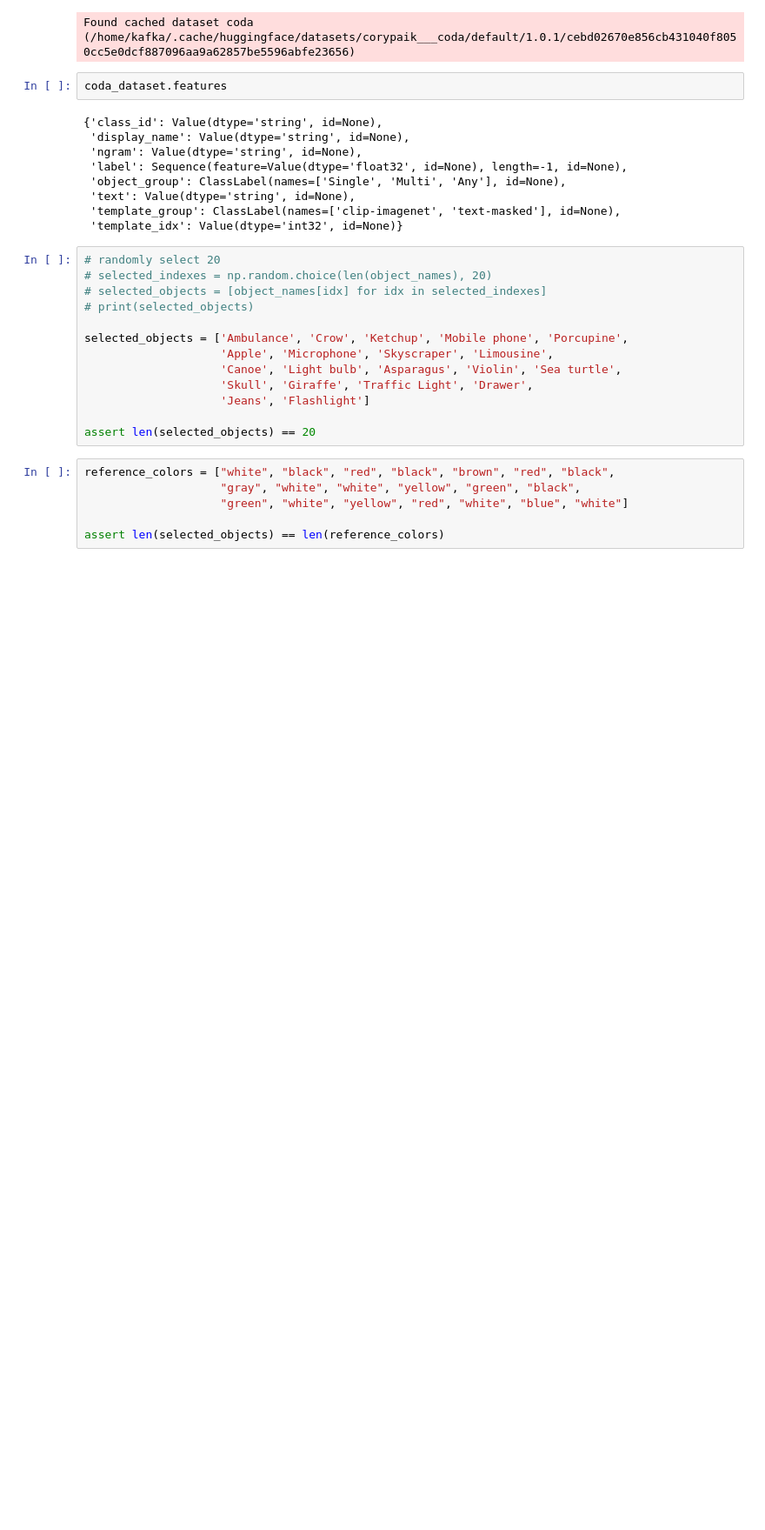
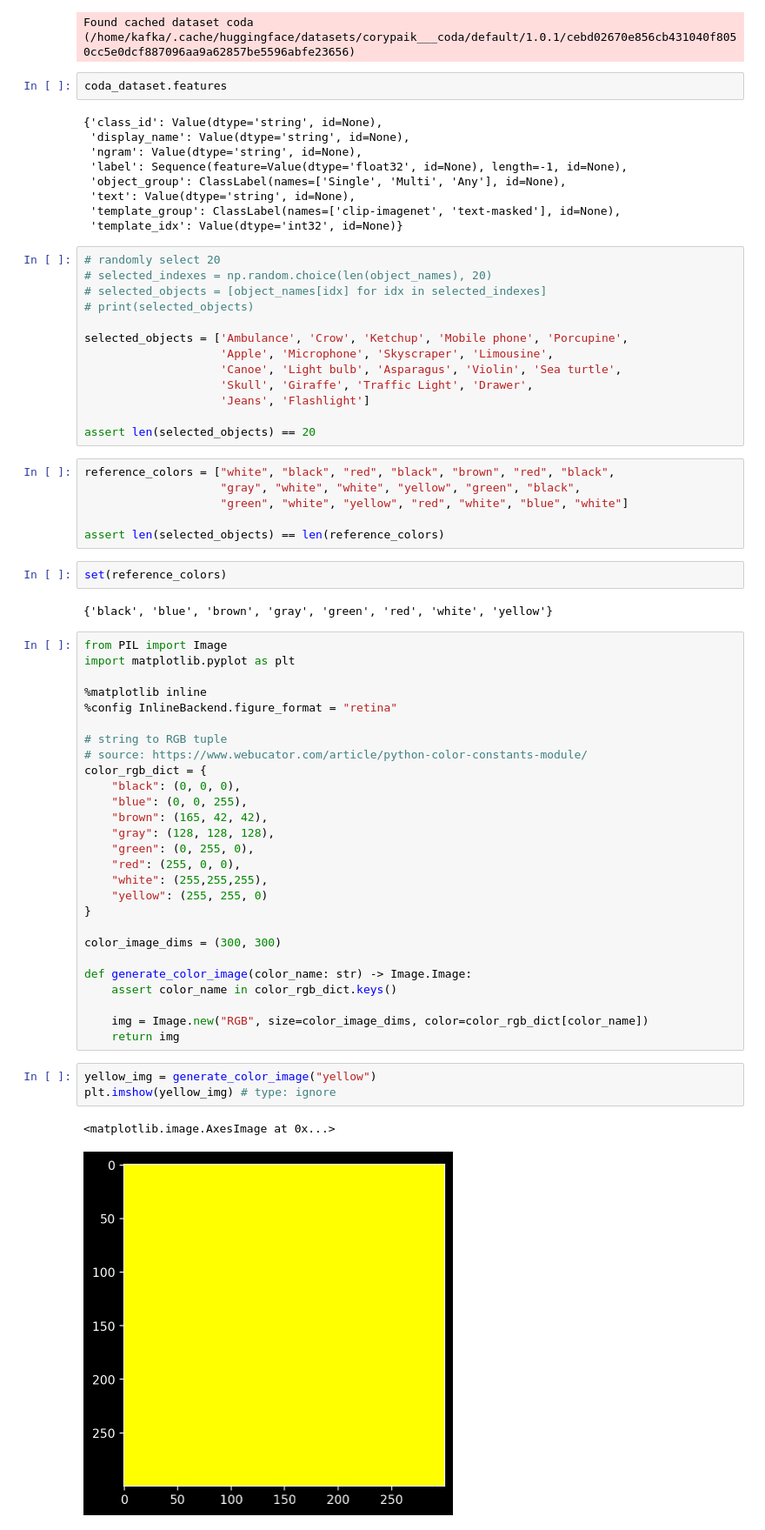
Before and after one commit to ShawonAshraf/multi-modal-semantics, a Jupyter notebook: assignment_2/03ex_colours_vlmodels_clip_wzeroshot.ipynb, the cells around one changed output. Shown at 87% size. Cells and saved outputs as stored; diff of their text form; blank space fills up the shorter version.

Commit message:
generate color from string

```diff
--- a/assignment_2/03ex_colours_vlmodels_clip_wzeroshot.ipynb
+++ b/assignment_2/03ex_colours_vlmodels_clip_wzeroshot.ipynb
@@ -301,3 +301,40 @@ reference_colors = ["white", "black", "red", "black", "brown", "red", "black",
                     "green", "white", "yellow", "red", "white", "blue", "white"]
 
 assert len(selected_objects) == len(reference_colors)
+# %%
+set(reference_colors)
+# %% [output]
+{'black', 'blue', 'brown', 'gray', 'green', 'red', 'white', 'yellow'}
+# %%
+from PIL import Image
+import matplotlib.pyplot as plt
+
+%matplotlib inline
+%config InlineBackend.figure_format = "retina"
+
+# string to RGB tuple
+# source: https://www.webucator.com/article/python-color-constants-module/
+color_rgb_dict = {
+    "black": (0, 0, 0),
+    "blue": (0, 0, 255),
+    "brown": (165, 42, 42),
+    "gray": (128, 128, 128),
+    "green": (0, 255, 0),
+    "red": (255, 0, 0),
+    "white": (255,255,255),
+    "yellow": (255, 255, 0)
+}
+
+color_image_dims = (300, 300)
+
+def generate_color_image(color_name: str) -> Image.Image:
+    assert color_name in color_rgb_dict.keys()
+
+    img = Image.new("RGB", size=color_image_dims, color=color_rgb_dict[color_name])
+    return img
+# %%
+yellow_img = generate_color_image("yellow")
+plt.imshow(yellow_img) # type: ignore
+# %% [output]
+<matplotlib.image.AxesImage at 0x...>
+[figure, added]
```
